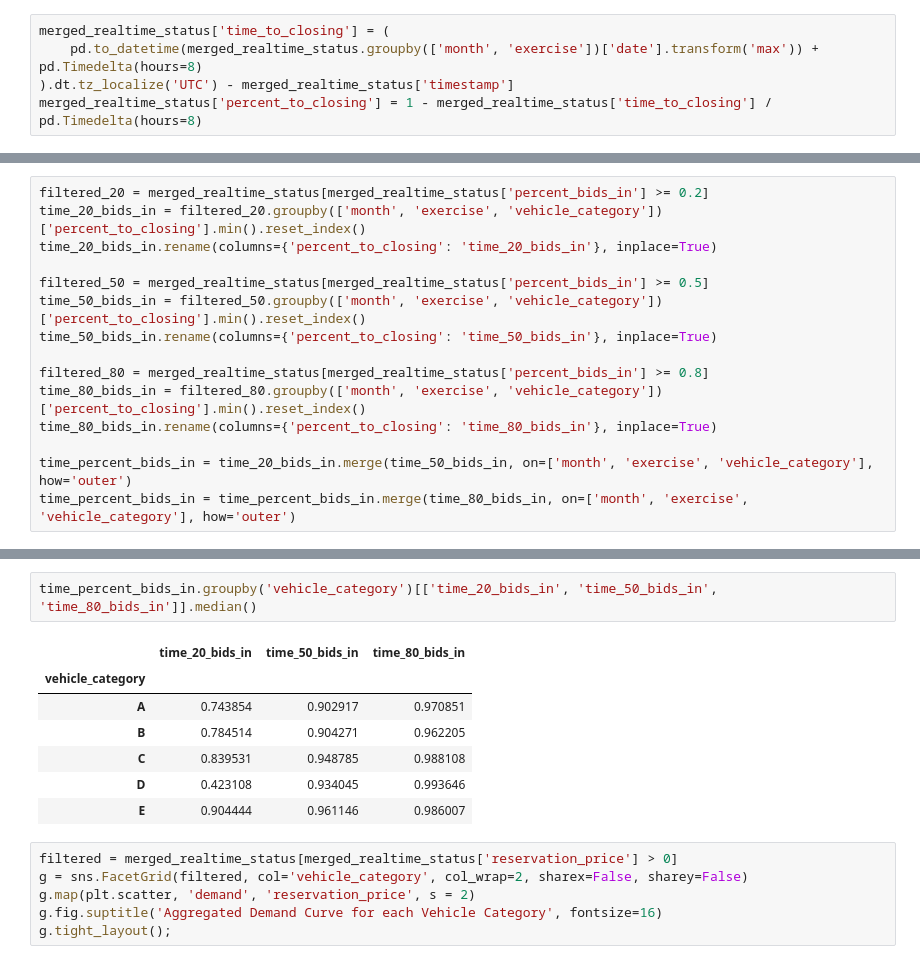
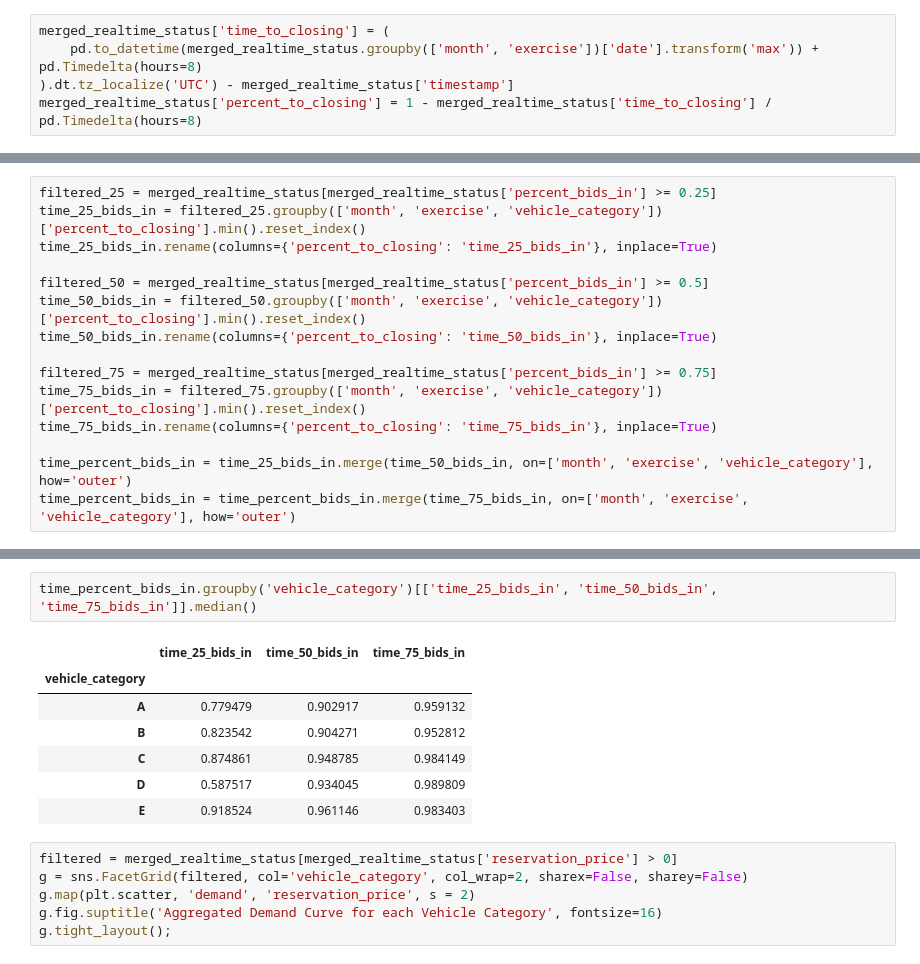
Before and after one commit to yongjun21/coe-bidding, a Jupyter notebook: notebooks/analysis.ipynb, the cells around one changed output, grey strips where cells are left out. Drawn from its saved outputs; the diff is of its cells as text.

```diff
--- a/notebooks/analysis.ipynb
+++ b/notebooks/analysis.ipynb
@@ -104,15 +103,15 @@ plt.tight_layout(rect=[0, 0, 1, 0.98])
 # %%
-filtered_20 = merged_realtime_status[merged_realtime_status['percent_bids_in'] >= 0.2]
-time_20_bids_in = filtered_20.groupby(['month', 'exercise', 'vehicle_category'])['percent_to_closing'].min().reset_index()
-time_20_bids_in.rename(columns={'percent_to_closing': 'time_20_bids_in'}, inplace=True)
+filtered_25 = merged_realtime_status[merged_realtime_status['percent_bids_in'] >= 0.25]
+time_25_bids_in = filtered_25.groupby(['month', 'exercise', 'vehicle_category'])['percent_to_closing'].min().reset_index()
+time_25_bids_in.rename(columns={'percent_to_closing': 'time_25_bids_in'}, inplace=True)
 
 filtered_50 = merged_realtime_status[merged_realtime_status['percent_bids_in'] >= 0.5]
 time_50_bids_in = filtered_50.groupby(['month', 'exercise', 'vehicle_category'])['percent_to_closing'].min().reset_index()
 time_50_bids_in.rename(columns={'percent_to_closing': 'time_50_bids_in'}, inplace=True)
 
-filtered_80 = merged_realtime_status[merged_realtime_status['percent_bids_in'] >= 0.8]
-time_80_bids_in = filtered_80.groupby(['month', 'exercise', 'vehicle_category'])['percent_to_closing'].min().reset_index()
-time_80_bids_in.rename(columns={'percent_to_closing': 'time_80_bids_in'}, inplace=True)
+filtered_75 = merged_realtime_status[merged_realtime_status['percent_bids_in'] >= 0.75]
+time_75_bids_in = filtered_75.groupby(['month', 'exercise', 'vehicle_category'])['percent_to_closing'].min().reset_index()
+time_75_bids_in.rename(columns={'percent_to_closing': 'time_75_bids_in'}, inplace=True)
 
-time_percent_bids_in = time_20_bids_in.merge(time_50_bids_in, on=['month', 'exercise', 'vehicle_category'], how='outer')
-time_percent_bids_in = time_percent_bids_in.merge(time_80_bids_in, on=['month', 'exercise', 'vehicle_category'], how='outer')
+time_percent_bids_in = time_25_bids_in.merge(time_50_bids_in, on=['month', 'exercise', 'vehicle_category'], how='outer')
+time_percent_bids_in = time_percent_bids_in.merge(time_75_bids_in, on=['month', 'exercise', 'vehicle_category'], how='outer')
@@ -134,13 +118,13 @@ Name: time_20_bids_in, Length: 380, dtype: float64
 # %%
-time_percent_bids_in.groupby('vehicle_category')[['time_20_bids_in', 'time_50_bids_in', 'time_80_bids_in']].median()
+time_percent_bids_in.groupby('vehicle_category')[['time_25_bids_in', 'time_50_bids_in', 'time_75_bids_in']].median()
 # %% [output]
-|  | time_20_bids_in | time_50_bids_in | time_80_bids_in |
+|  | time_25_bids_in | time_50_bids_in | time_75_bids_in |
 | vehicle_category |  |  |  |
-| A | 0.743854 | 0.902917 | 0.970851 |
-| B | 0.784514 | 0.904271 | 0.962205 |
-| C | 0.839531 | 0.948785 | 0.988108 |
-| D | 0.423108 | 0.934045 | 0.993646 |
-| E | 0.904444 | 0.961146 | 0.986007 |
+| A | 0.779479 | 0.902917 | 0.959132 |
+| B | 0.823542 | 0.904271 | 0.952812 |
+| C | 0.874861 | 0.948785 | 0.984149 |
+| D | 0.587517 | 0.934045 | 0.989809 |
+| E | 0.918524 | 0.961146 | 0.983403 |
 # %%
 filtered = merged_realtime_status[merged_realtime_status['reservation_price'] > 0]
 g = sns.FacetGrid(filtered, col='vehicle_category', col_wrap=2, sharex=False, sharey=False)
```
Also changed, not shown: parts of 4 cells of this notebook.
